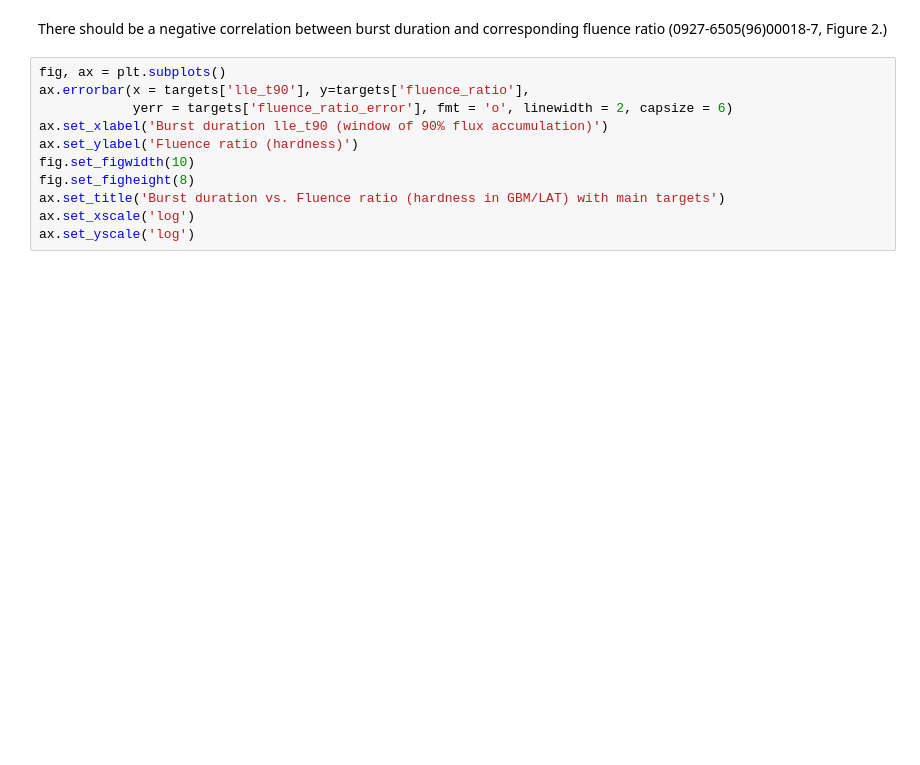
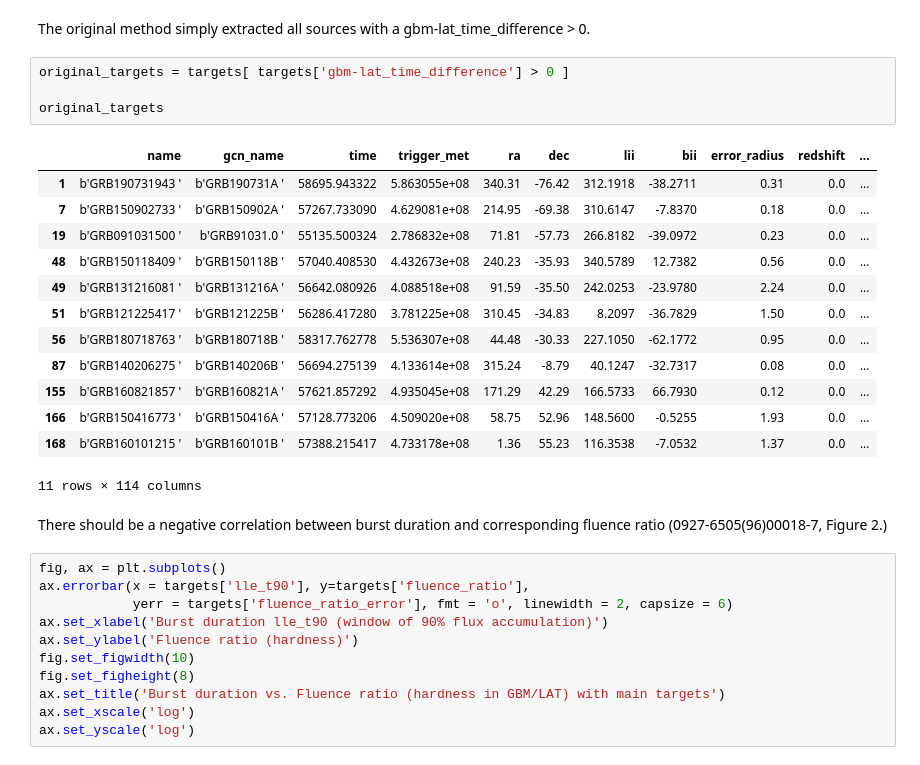
Before and after one commit to xboluna/Research, a Jupyter notebook: BHRad/GBM_Catalog_Searching/Exploring_possible_candidates.ipynb, the cells around one changed output. Cells and saved outputs as stored; diff of their text form; blank space fills up the shorter version.

```diff
--- a/BHRad/GBM_Catalog_Searching/Exploring_possible_candidates.ipynb
+++ b/BHRad/GBM_Catalog_Searching/Exploring_possible_candidates.ipynb
@@ -63,3 +64,23 @@ targets.describe()
+# %% [markdown]
+The original method simply extracted all sources with a gbm-lat_time_difference > 0.
+# %%
+original_targets = targets[ targets['gbm-lat_time_difference'] > 0 ]
+
+original_targets
+# %% [output]
+|  | name | gcn_name | time | trigger_met | ra | dec | lii | bii | error_radius | redshift | ... |
+| 1 | b'GRB190731943 ' | b'GRB190731A ' | 58695.943322 | 5.863055e+08 | 340.31 | -76.42 | 312.1918 | -38.2711 | 0.31 | 0.0 | ... |
+| 7 | b'GRB150902733 ' | b'GRB150902A ' | 57267.733090 | 4.629081e+08 | 214.95 | -69.38 | 310.6147 | -7.8370 | 0.18 | 0.0 | ... |
+| 19 | b'GRB091031500 ' | b'GRB91031.0 ' | 55135.500324 | 2.786832e+08 | 71.81 | -57.73 | 266.8182 | -39.0972 | 0.23 | 0.0 | ... |
+| 48 | b'GRB150118409 ' | b'GRB150118B ' | 57040.408530 | 4.432673e+08 | 240.23 | -35.93 | 340.5789 | 12.7382 | 0.56 | 0.0 | ... |
+| 49 | b'GRB131216081 ' | b'GRB131216A ' | 56642.080926 | 4.088518e+08 | 91.59 | -35.50 | 242.0253 | -23.9780 | 2.24 | 0.0 | ... |
+| 51 | b'GRB121225417 ' | b'GRB121225B ' | 56286.417280 | 3.781225e+08 | 310.45 | -34.83 | 8.2097 | -36.7829 | 1.50 | 0.0 | ... |
+| 56 | b'GRB180718763 ' | b'GRB180718B ' | 58317.762778 | 5.536307e+08 | 44.48 | -30.33 | 227.1050 | -62.1772 | 0.95 | 0.0 | ... |
+| 87 | b'GRB140206275 ' | b'GRB140206B ' | 56694.275139 | 4.133614e+08 | 315.24 | -8.79 | 40.1247 | -32.7317 | 0.08 | 0.0 | ... |
+| 155 | b'GRB160821857 ' | b'GRB160821A ' | 57621.857292 | 4.935045e+08 | 171.29 | 42.29 | 166.5733 | 66.7930 | 0.12 | 0.0 | ... |
+| 166 | b'GRB150416773 ' | b'GRB150416A ' | 57128.773206 | 4.509020e+08 | 58.75 | 52.96 | 148.5600 | -0.5255 | 1.93 | 0.0 | ... |
+| 168 | b'GRB160101215 ' | b'GRB160101B ' | 57388.215417 | 4.733178e+08 | 1.36 | 55.23 | 116.3538 | -7.0532 | 1.37 | 0.0 | ... |
+11 rows × 114 columns
 # %% [markdown]
 There should be a negative correlation between burst duration and corresponding fluence ratio (0927-6505(96)00018-7, Figure 2.)
 # %%
```
Also changed, not shown: parts of 8 cells of this notebook, 7 other files.
